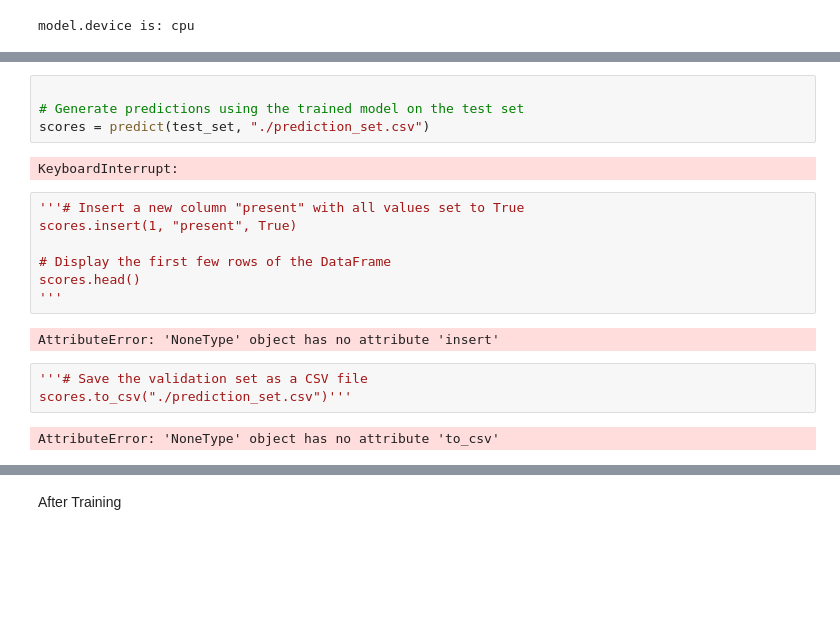
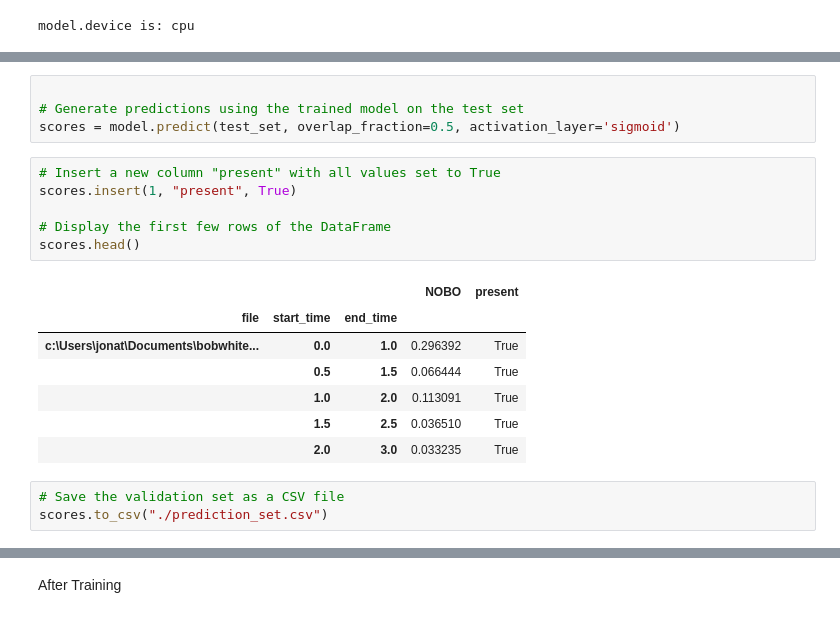
Before and after one commit to Fartedbutpooped27/BirdCoding, a Jupyter notebook: combined.ipynb, the cells around one changed output, grey strips where cells are left out. Saved outputs shown, nothing was run; the diff lists cells and outputs as text; blank space fills up the shorter version.

```diff
--- a/combined.ipynb
+++ b/combined.ipynb
@@ -436,23 +428,24 @@ def add_presence_column(file_name, threshold=0.5):
 # %%
 
 # Generate predictions using the trained model on the test set
-scores = predict(test_set, "./prediction_set.csv")
+scores = model.predict(test_set, overlap_fraction=0.5, activation_layer='sigmoid')
-# %% [output]
-KeyboardInterrupt:
 # %%
-'''# Insert a new column "present" with all values set to True
+# Insert a new column "present" with all values set to True
 scores.insert(1, "present", True)
 
 # Display the first few rows of the DataFrame
 scores.head()
-'''
 # %% [output]
-AttributeError: 'NoneType' object has no attribute 'insert'
+|  |  |  | NOBO | present |
+| file | start_time | end_time |  |  |
+| c:\Users\jonat\Documents\bobwhite... | 0.0 | 1.0 | 0.296392 | True |
+|  | 0.5 | 1.5 | 0.066444 | True |
+|  | 1.0 | 2.0 | 0.113091 | True |
+|  | 1.5 | 2.5 | 0.036510 | True |
+|  | 2.0 | 3.0 | 0.033235 | True |
 # %%
-'''# Save the validation set as a CSV file
-scores.to_csv("./prediction_set.csv")'''
+# Save the validation set as a CSV file
+scores.to_csv("./prediction_set.csv")
-# %% [output]
-AttributeError: 'NoneType' object has no attribute 'to_csv'
 # %%
 plt.hist(scores['NOBO'], bins=300, color='skyblue')
 plt.xlabel('Value')
```
Also changed, not shown: parts of 12 cells of this notebook.
